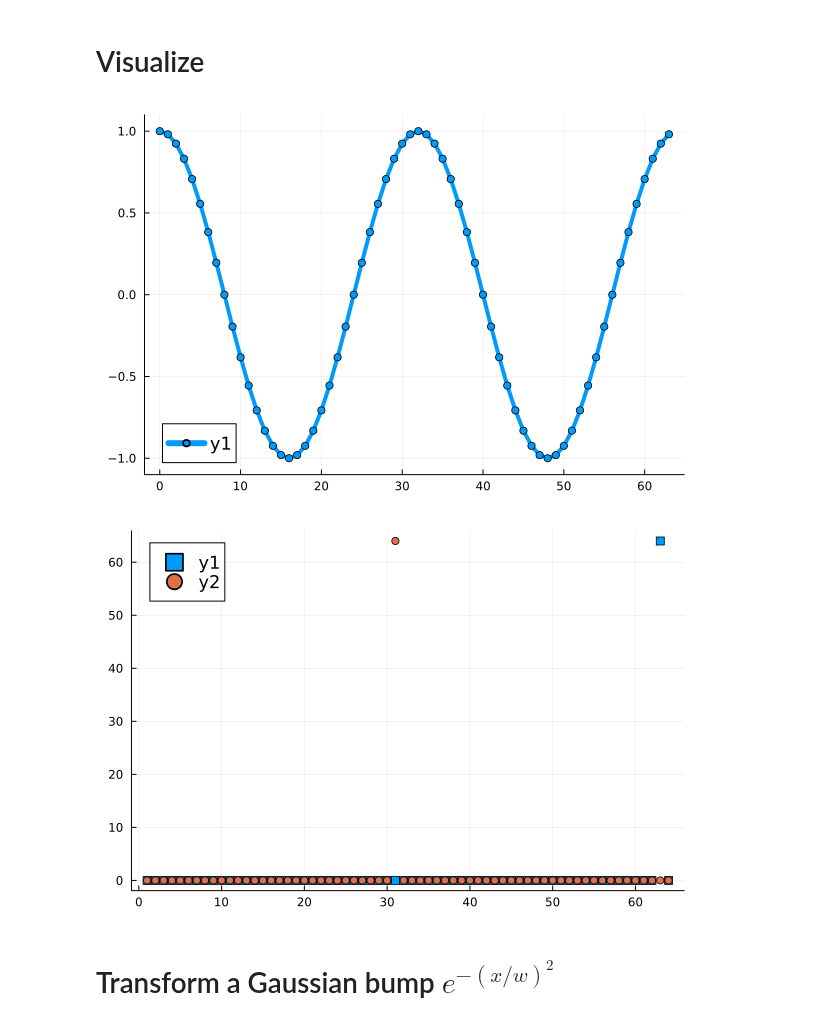
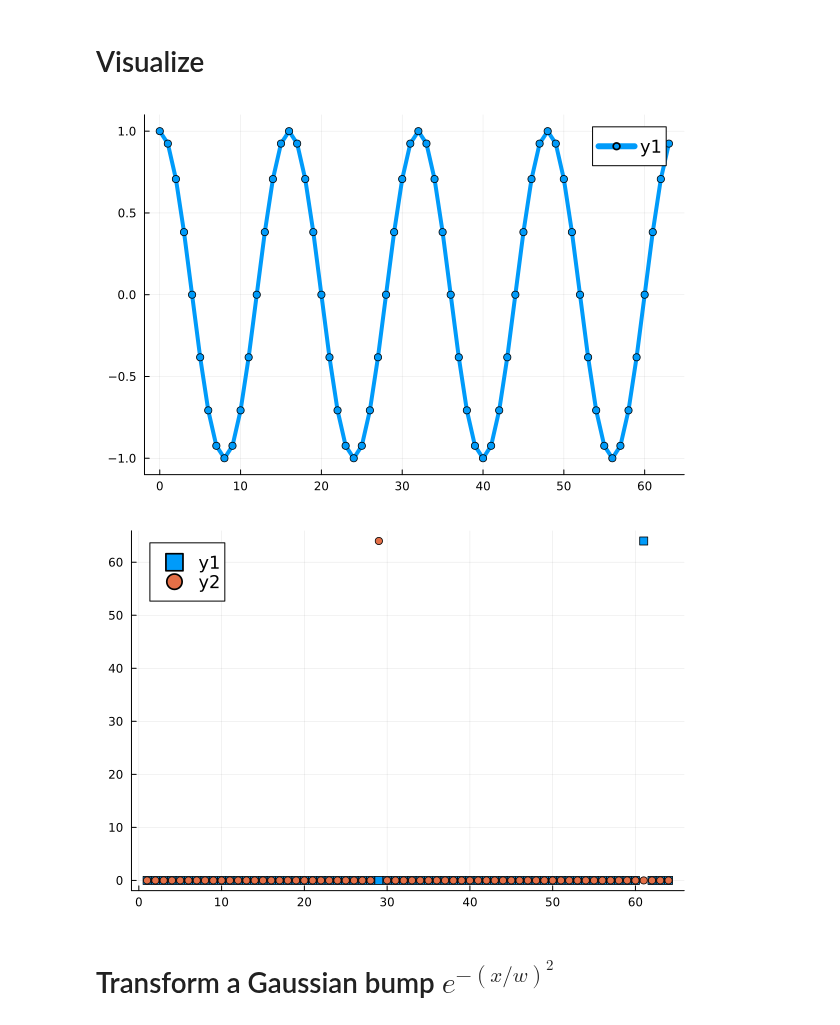
Before and after one commit to cu-numcomp/fall26, a Jupyter notebook: slides/2026-10-14-higher-dimensions.ipynb, the cells around one changed output. Cells and saved outputs as stored; diff of their text form; code cells hidden in the pictures.

```diff
--- a/slides/2026-10-14-higher-dimensions.ipynb
+++ b/slides/2026-10-14-higher-dimensions.ipynb
@@ -365,18 +365,18 @@ Repeating this recursively yields a complexity of $O(n\log n)$.
 # %%
 using FastTransforms
 
-n = 64; m = 62
+n = 64; m = 60
 x = 0:n-1
 f = exp.(2im * pi * m * x / n)
 plot(x, real.(f), ylim=(-1.1, 1.1), marker=:circle)
 # %% [output]
-[figure, old version]
+[figure, new version]
 # %%
 using AbstractFFTs
 fhat = fft(f)
 scatter([abs.(fhat), abs.(fftshift(fhat))], marker=[:square :circle])
 # %% [output]
-[figure, old version]
+[figure, new version]
 # %% [markdown]
 # Transform a Gaussian bump $e^{-(x/w)^2}$
 # %%
```
Also changed, not shown: parts of 8 cells of this notebook, 3 other files.
